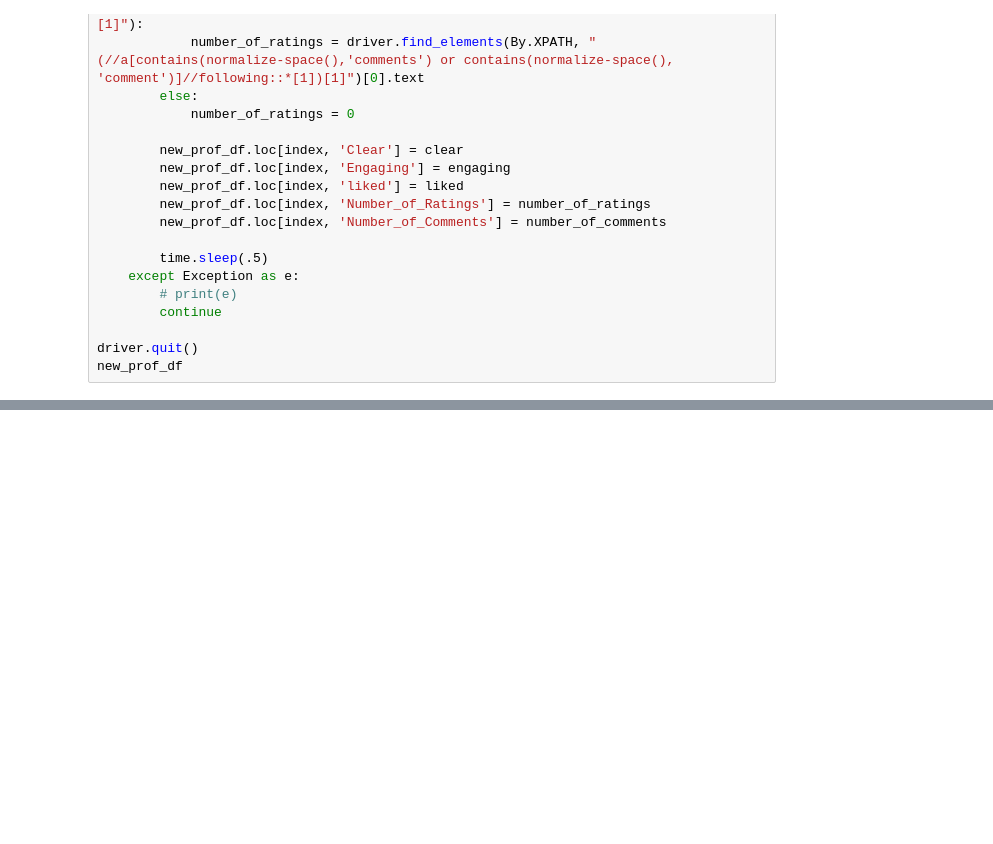
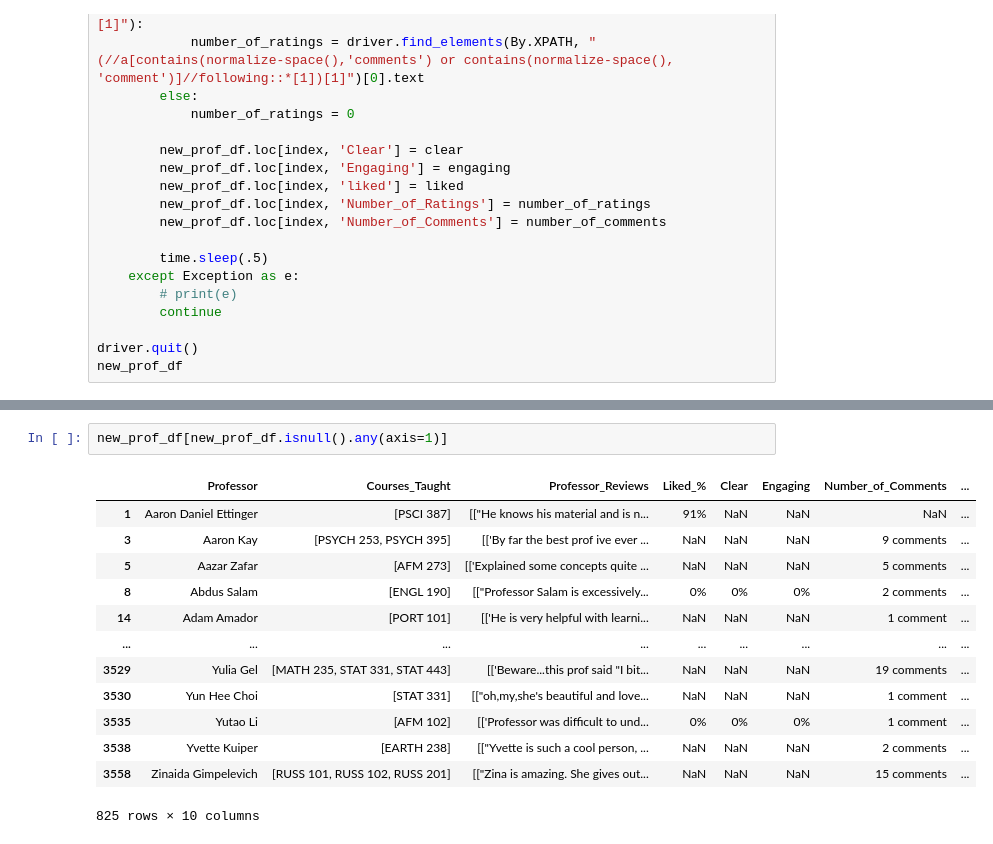
Before and after one commit to s2shams/UW-Course-Analysis, a Jupyter notebook: Data Cleaning.ipynb, the cells around one changed output, grey strips where cells are left out. Saved outputs shown, nothing was run; the diff lists cells and outputs as text; blank space fills up the shorter version.

```diff
--- a/Data Cleaning.ipynb
+++ b/Data Cleaning.ipynb
@@ -479 +479,17 @@ new_prof_df
 3575 rows × 10 columns
+# %%
+new_prof_df[new_prof_df.isnull().any(axis=1)]
+# %% [output]
+|  | Professor | Courses_Taught | Professor_Reviews | Liked_% | Clear | Engaging | Number_of_Comments | ... |
+| 1 | Aaron Daniel Ettinger | [PSCI 387] | [["He knows his material and is n... | 91% | NaN | NaN | NaN | ... |
+| 3 | Aaron Kay | [PSYCH 253, PSYCH 395] | [['By far the best prof ive ever ... | NaN | NaN | NaN | 9 comments | ... |
+| 5 | Aazar Zafar | [AFM 273] | [['Explained some concepts quite ... | NaN | NaN | NaN | 5 comments | ... |
+| 8 | Abdus Salam | [ENGL 190] | [["Professor Salam is excessively... | 0% | 0% | 0% | 2 comments | ... |
+| 14 | Adam Amador | [PORT 101] | [['He is very helpful with learni... | NaN | NaN | NaN | 1 comment | ... |
+| ... | ... | ... | ... | ... | ... | ... | ... | ... |
+| 3529 | Yulia Gel | [MATH 235, STAT 331, STAT 443] | [['Beware...this prof said "I bit... | NaN | NaN | NaN | 19 comments | ... |
+| 3530 | Yun Hee Choi | [STAT 331] | [["oh,my,she's beautiful and love... | NaN | NaN | NaN | 1 comment | ... |
+| 3535 | Yutao Li | [AFM 102] | [['Professor was difficult to und... | 0% | 0% | 0% | 1 comment | ... |
+| 3538 | Yvette Kuiper | [EARTH 238] | [["Yvette is such a cool person, ... | NaN | NaN | NaN | 2 comments | ... |
+| 3558 | Zinaida Gimpelevich | [RUSS 101, RUSS 102, RUSS 201] | [["Zina is amazing. She gives out... | NaN | NaN | NaN | 15 comments | ... |
+825 rows × 10 columns
```
Also changed, not shown: parts of 32 cells of this notebook.
